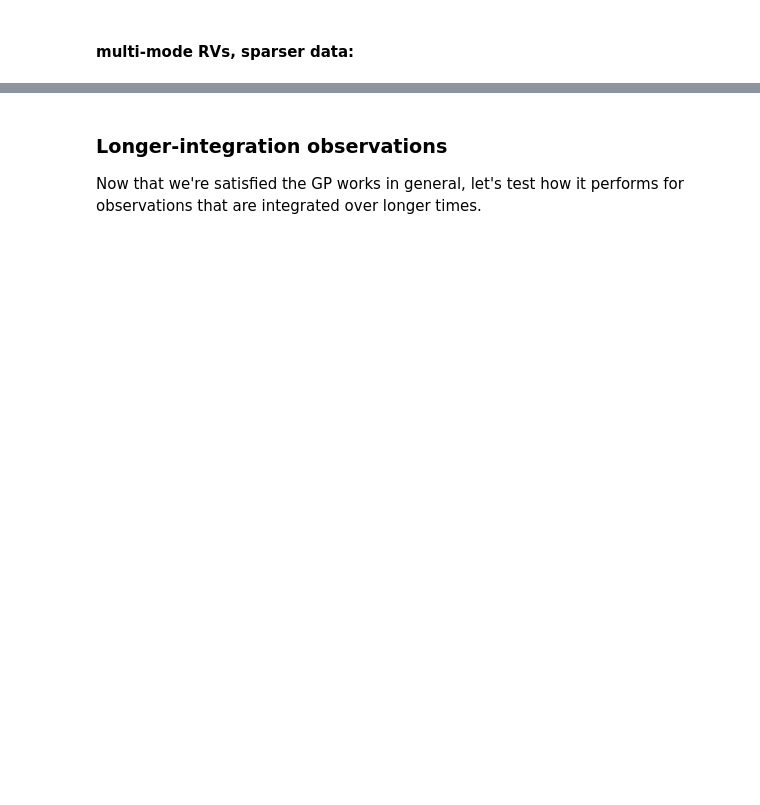
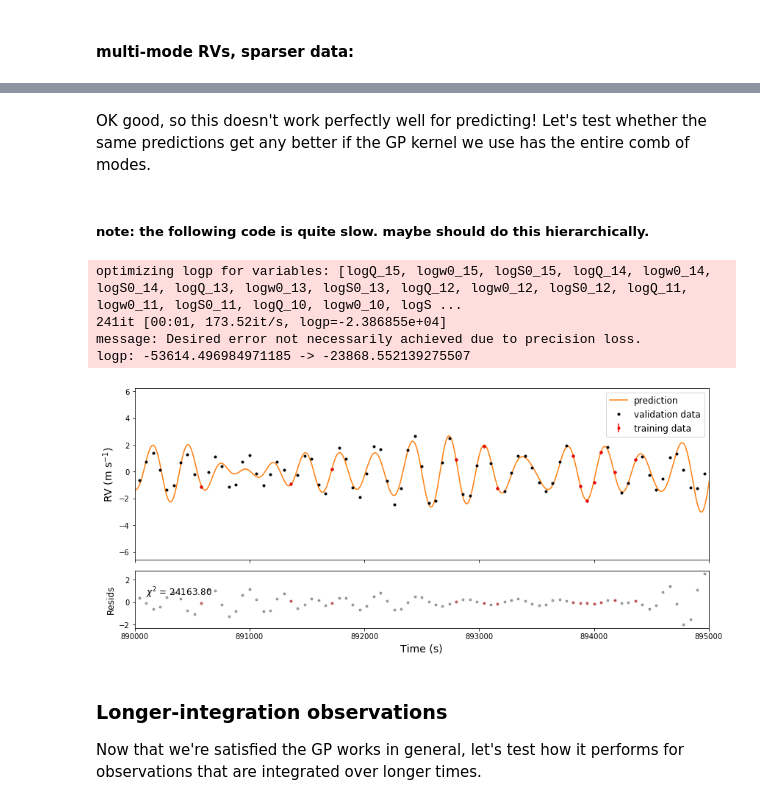
Before and after one commit to megbedell/pmodes, a Jupyter notebook: experiments/02-gp-fitting.ipynb, the cells around one changed output, grey strips where cells are left out. Saved outputs shown, nothing was run; the diff lists cells and outputs as text; code cells hidden in the pictures; blank space fills up the shorter version.

```diff
--- a/experiments/02-gp-fitting.ipynb
+++ b/experiments/02-gp-fitting.ipynb
@@ -204,14 +264,86 @@ ax2.errorbar(t, y - y_pred, yerr=yerr, fmt=".k", capsize=0, label="resids", alph
+# %% [markdown]
+OK good, so this doesn't work perfectly well for predicting! Let's test whether the same predictions get any better if the GP kernel we use has the entire comb of modes.
+# %%
+a_max = 0.55 # amplitude of central mode in m/s
+nu_max = 3.1e-3 # peak frequency in Hz
+c_env = 0.331e-3 # envelope width in Hz
+delta_nu = 0.00013 # Hz
+gamma = 1. / (2 * 24. * 60. * 60.) # s^-1 ; 2-day damping timescale
+dt = 50. # seconds - approximate Nyquist sampling
+
+freq_grid = np.arange(nu_max - 0.001, nu_max + 0.001, delta_nu) # magic numbers
+omega_grid = 2.*np.pi*freq_grid # angular frequencies
+amp_grid = a_max**2 * np.exp(-(freq_grid-nu_max)**2/(2.*c_env**2)) # amplitudes in m/s
+driving_amp_grid = np.sqrt(amp_grid * gamma * dt)
+log_S0_grid = [np.log(d**2 / (dt * o)) for o,d in zip(omega_grid,driving_amp_grid)]
+
+#print("log_S0_grid: {0}".format(log_S0_grid))
+#print("log(omega_grid): {0}".format(np.log(omega_grid)))
+#print("log(Q_grid): {0}".format(np.log(omega_grid/gamma)))
+# %% [markdown]
+##### note: the following code is quite slow. maybe should do this hierarchically.
+# %%
+with pm.Model() as model:
+    # Set up the kernel and GP
+    kernel = None
+    logS0_vars = np.array([])
+    logw0_vars = []
+    logQ_vars = []
+
+    for i,(o,lS) in enumerate(zip(omega_grid,log_S0_grid)):
+        lSv = pm.Normal("logS0_{0}".format(i), mu=lS, sd=15.0)
+        lwv = pm.Normal("logw0_{0}".format(i), mu=np.log(o), sd=2.0)
+        lQv = pm.Normal("logQ_{0}".format(i), mu=np.log(o/gamma), sd=2.0)
+        # add variables:
+        logS0_vars = np.append(logS0_vars, lSv)
+        logw0_vars = np.append(logw0_vars, lwv)
+        logQ_vars = np.append(logQ_vars, lQv)
+        # add kernel:
+        if kernel is None:
+            kernel = terms.SHOTerm(log_S0=lS, log_w0=lwv, log_Q=lQv)
+        else:
+            kernel += terms.SHOTerm(log_S0=lS, log_w0=lwv, log_Q=lQv)
+    gp = GP(kernel, t, yerr ** 2)
+
+    # Add a custom "potential" (log probability function) with the GP likelihood
+    pm.Potential("gp", gp.log_likelihood(y))
+
+with model:
+    map_soln = xo.optimize(start=model.test_point)
+    mu, var = xo.eval_in_model(gp.predict(t_grid, return_var=True), map_soln)
+    sd = np.sqrt(var)
+    y_pred = xo.eval_in_model(gp.predict(t), map_soln)
+    y_pred_all = xo.eval_in_model(gp.predict(t_all), map_soln)
+# %% [output]
+optimizing logp for variables: [logQ_15, logw0_15, logS0_15, logQ_14, logw0_14, logS0_14, logQ_13, logw0_13, logS0_13, logQ_12, logw0_12, logS0_12, logQ_11, logw0_11, logS0_11, logQ_10, logw0_10, logS ...
+241it [00:01, 173.52it/s, logp=-2.386855e+04]
+message: Desired error not necessarily achieved due to precision loss.
+logp: -53614.496984971185 -> -23868.552139275507
 # %%
-fig, ax1 = plt.subplots(1, 1, figsize=(14,4))
+fig, (ax1,ax2) = plt.subplots(2, 1, figsize=(14,6), sharex=True,
+                              gridspec_kw={'height_ratios':[3,1], 'hspace':0.1})
 
 art = ax1.fill_between(t_grid, mu + sd, mu - sd, color="C1", alpha=0.3)
 art.set_edgecolor("none")
 ax1.plot(t_grid, mu, color="C1", label="prediction")
 
-ax1.plot(ts_multimode, rvs_multimode, ".k")
-ax1.errorbar(t, y, yerr=yerr, fmt=".r", capsize=0, label="data")
+ax1.plot(ts_multimode, rvs_multimode, ".k", label="validation data")
+ax1.errorbar(t, y, yerr=yerr, fmt=".r", capsize=0, label="training data")
+ax1.legend(fontsize=12)
 
-ax1.set_xlim([890000, 895000]);
+ax2.errorbar(t_all, y_all - y_pred_all, yerr=yerr_all, fmt=".k", capsize=0, alpha=0.3)
+ax2.errorbar(t, y - y_pred, yerr=yerr, fmt=".r", capsize=0, alpha=0.3)
+
+inds = (t_all > xlim_plot[0]) & (t_all < xlim_plot[1])
+chisq = np.sum(((y_all - y_pred_all)/yerr_all)[inds])**2
+ax2.text(xlim_plot[0] + 100, 0.6, r'$\chi^2$ = {0:.2f}'.format(chisq), fontsize=12)
+ax2.set_xlabel('Time (s)', fontsize=14)
+ax1.set_ylabel(r'RV (m s$^{-1}$)', fontsize=14)
+ax2.set_ylabel('Resids', fontsize=12)
+
+ax1.set_xlim(xlim_plot);
+# %% [output]
+[figure, added]
 # %% [markdown]
 ### Longer-integration observations
 
```
Also changed, not shown: parts of 29 cells of this notebook.
